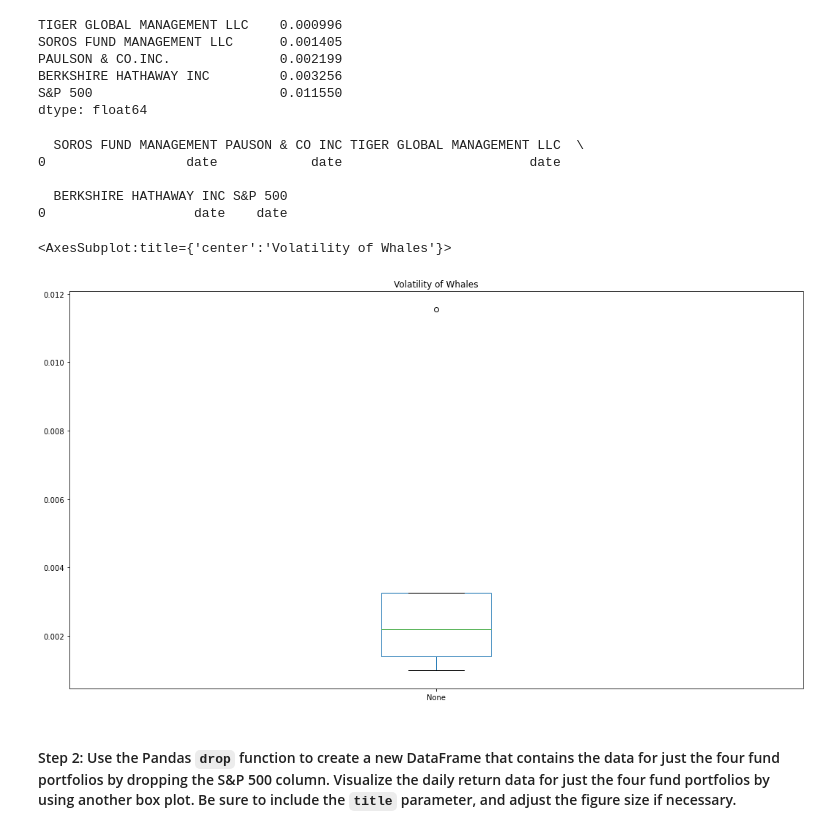
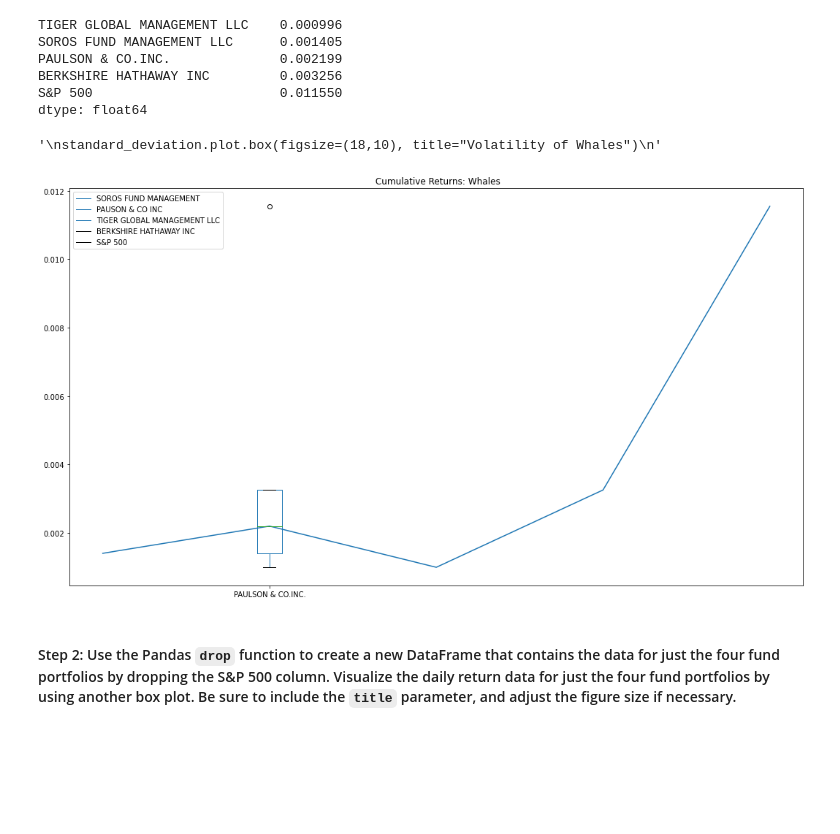
Before and after one commit to madhugirl/Whale-Investment-Opp, a Jupyter notebook: risk_return_analysis.ipynb, the cells around one changed output. Saved outputs shown, nothing was run; the diff lists cells and outputs as text; code cells hidden in the pictures; blank space fills up the shorter version.

```diff
--- a/risk_return_analysis.ipynb
+++ b/risk_return_analysis.ipynb
@@ -249,34 +249,47 @@ BERKSHIRE HATHAWAY INC         0.003256
 S&P 500                        0.011550
 dtype: float64
 # %%
+# HHHEEELLLPPPP!!!!!
 # Use the daily return data to create box plots to visualize the volatility of the 4 funds and the S&P 500
 # Include a title parameter and adjust the figure size
 
-#  WHICH FUNCTION DO I USE TO CALULATE VOLATILITY?
+#  WHICH FUNCTION DO I USE TO CALULATE VOLATILITY?  HOW DO I PLOT THE
+
+"""
 stocks = pd.DataFrame({
     'SOROS FUND MANAGEMENT' : ["date"],
     'PAUSON & CO INC' : ["date"],
     'TIGER GLOBAL MANAGEMENT LLC' : ["date"],
     'BERKSHIRE HATHAWAY INC' : ["date"],
     'S&P 500' : ["date"]
 })
-print(stocks)
+"""
+
 standard_deviation = daily_returns.std()
 #variance = daily_returns.var()
 #daily_returns.plot(kind='box', figsize=(18,10), title="Volatility of Whales")
 #daily_returns.plot.box(figsize=(18,10), title="Volatility of Whales")
+
+x = standard_deviation.plot.box(
+    legend="True",
+    figsize=(18,10),
+    title=" Cumulative Returns: Whales")
+standard_deviation.plot(x=x)
+
+
+x.legend(["SOROS FUND MANAGEMENT", "PAUSON & CO INC", "TIGER GLOBAL MANAGEMENT LLC", "BERKSHIRE HATHAWAY INC", "S&P 500"])
+
+
+"""
 standard_deviation.plot.box(figsize=(18,10), title="Volatility of Whales")
+"""
+#legend=stocks
 #variance.plot(variance=variance)
 #standard_deviation.legend(["SOROS FUND MANAGEMENT", "PAUSON & CO INC", "TIGER GLOBAL MANAGEMENT LLC", "BERKSHIRE HATHAWAY INC", "S&P 500"]
 #print(standard_deviation)
 # %% [output]
-  SOROS FUND MANAGEMENT PAUSON & CO INC TIGER GLOBAL MANAGEMENT LLC  \
-0                  date            date                        date
-
-  BERKSHIRE HATHAWAY INC S&P 500
-0                   date    date
+'\nstandard_deviation.plot.box(figsize=(18,10), title="Volatility of Whales")\n'
-<AxesSubplot:title={'center':'Volatility of Whales'}>
-[figure, old version]
+[figure, new version]
 # %% [markdown]
 #### Step 2: Use the Pandas `drop` function to create a new DataFrame that contains the data for just the four fund portfolios by dropping the S&P 500 column. Visualize the daily return data for just the four fund portfolios by using another box plot. Be sure to include the `title` parameter, and adjust the figure size if necessary.
 # %%
```
Also changed, not shown: parts of 20 cells of this notebook.
